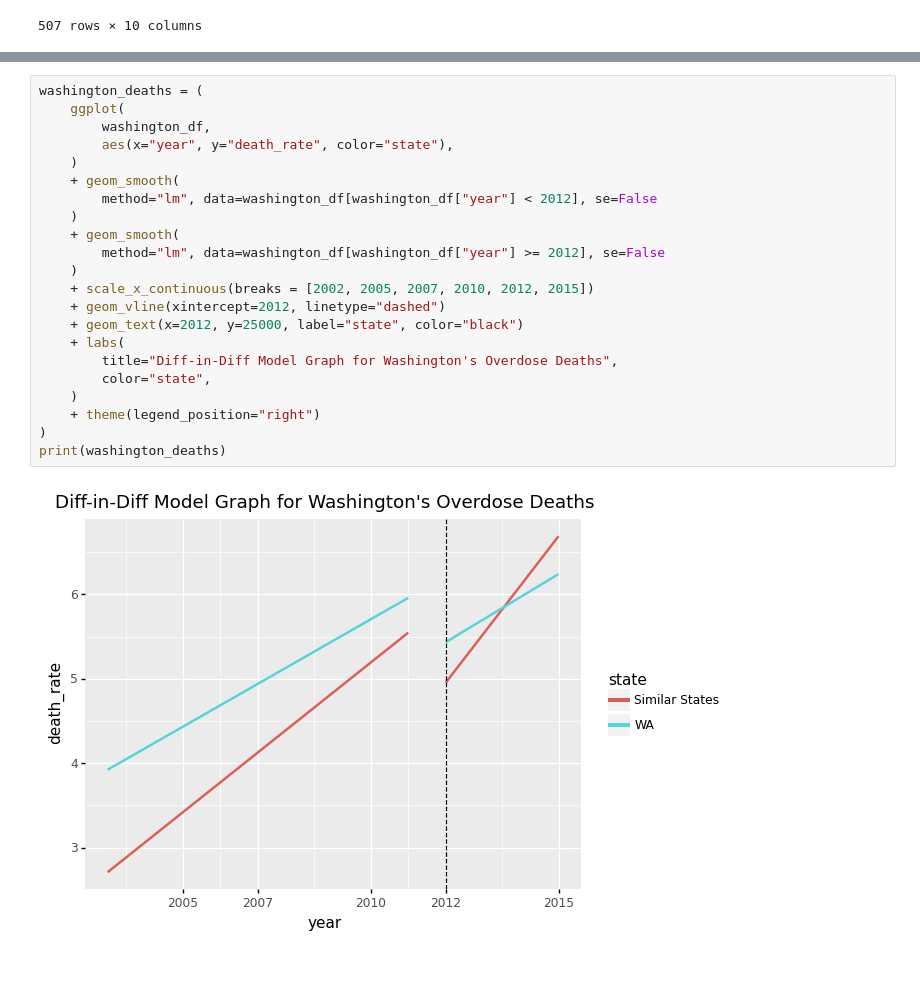
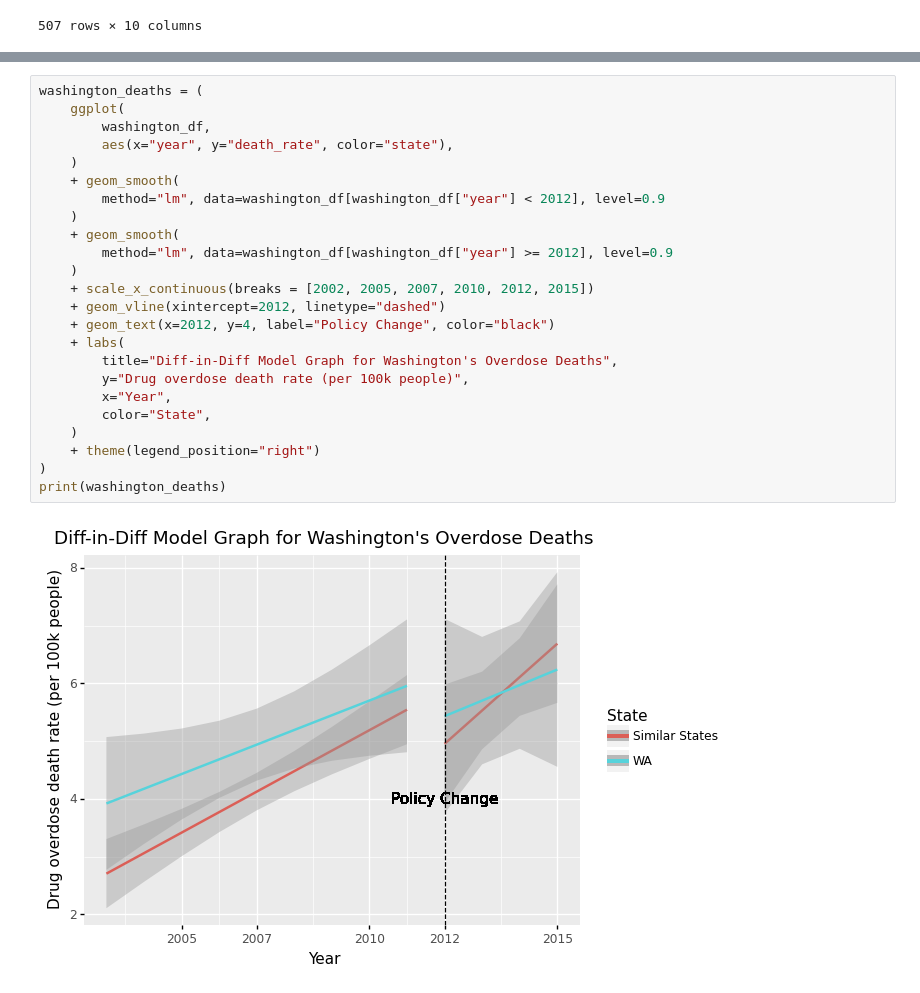
Before and after one commit to Yer1k/opioid_causal_inference, a Jupyter notebook: 10_code/diff-in-diff_analysis.ipynb, the cells around one changed output, grey strips where cells are left out. Saved outputs shown, nothing was run; the diff lists cells and outputs as text.

Commit message:
Issue Error Bands on Plots #20

```diff
--- a/10_code/diff-in-diff_analysis.ipynb
+++ b/10_code/diff-in-diff_analysis.ipynb
@@ -269,24 +277,26 @@ print(washington_shiprate)
 # %%
 washington_deaths = (
     ggplot(
         washington_df,
         aes(x="year", y="death_rate", color="state"),
     )
     + geom_smooth(
-        method="lm", data=washington_df[washington_df["year"] < 2012], se=False
+        method="lm", data=washington_df[washington_df["year"] < 2012], level=0.9
     )
     + geom_smooth(
-        method="lm", data=washington_df[washington_df["year"] >= 2012], se=False
+        method="lm", data=washington_df[washington_df["year"] >= 2012], level=0.9
     )
     + scale_x_continuous(breaks = [2002, 2005, 2007, 2010, 2012, 2015])
     + geom_vline(xintercept=2012, linetype="dashed")
-    + geom_text(x=2012, y=25000, label="state", color="black")
+    + geom_text(x=2012, y=4, label="Policy Change", color="black")
     + labs(
         title="Diff-in-Diff Model Graph for Washington's Overdose Deaths",
-        color="state",
+        y="Drug overdose death rate (per 100k people)",
+        x="Year",
+        color="State",
     )
     + theme(legend_position="right")
 )
 print(washington_deaths)
 # %% [output]
-[figure, old version]
+[figure, new version]
```
Also changed, not shown: parts of 4 cells of this notebook.
